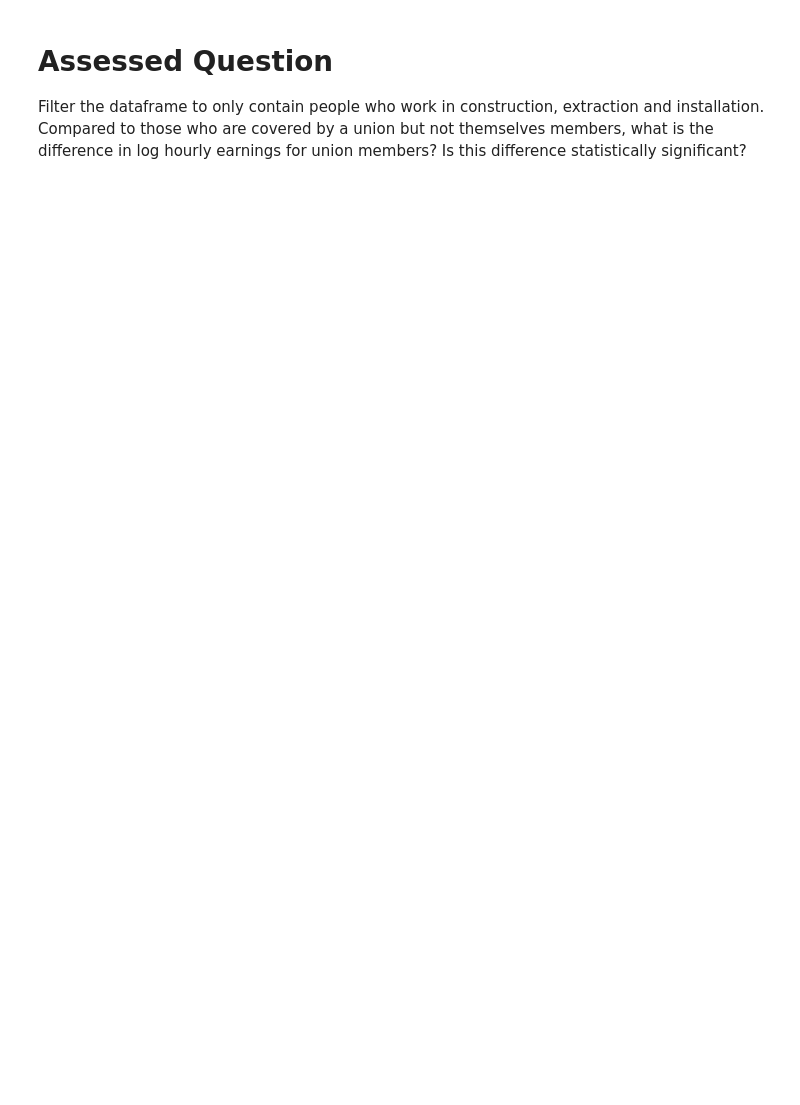
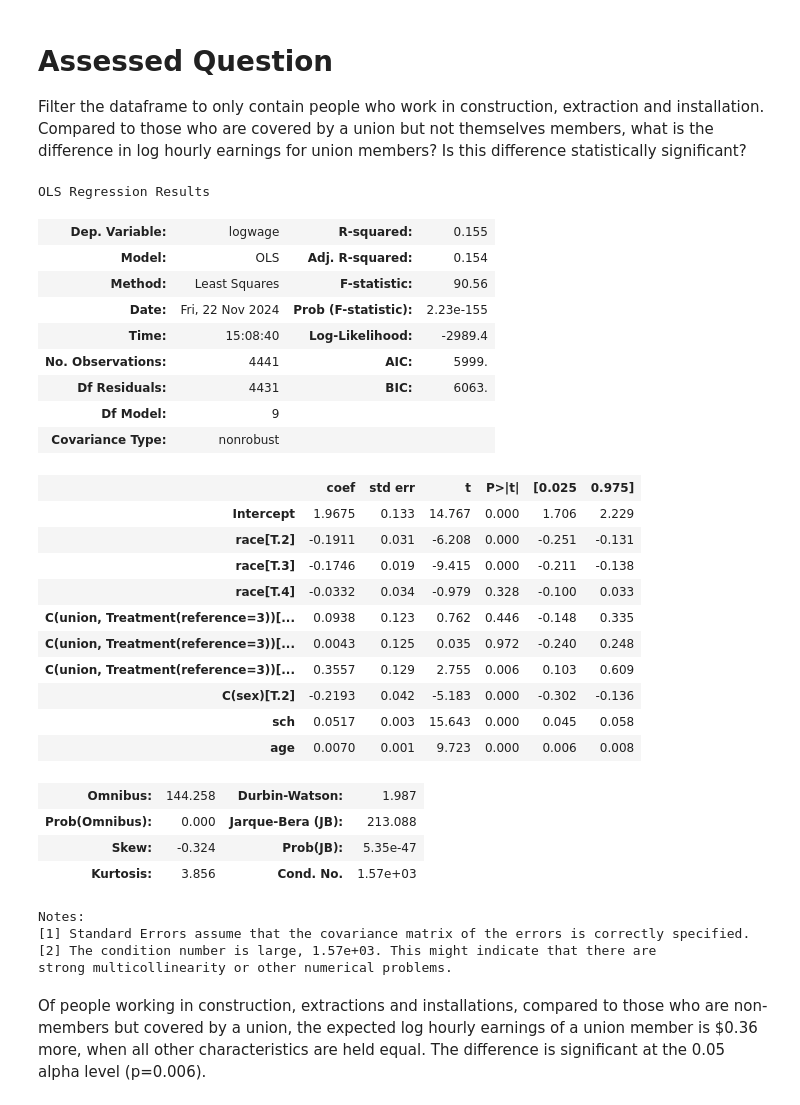
Before and after one commit to rubydelanerolle/QM2, a Jupyter notebook: notebooks/W7_Regression.ipynb, the cells around one changed output. Cells and saved outputs as stored; diff of their text form; code cells hidden in the pictures; blank space fills up the shorter version.

```diff
--- a/notebooks/W7_Regression.ipynb
+++ b/notebooks/W7_Regression.ipynb
@@ -574,3 +628,38 @@ For every additional year of schooling, log wages increase by 10.04%
 # Assessed Question
 
 Filter the dataframe to only contain people who work in construction, extraction and installation. Compared to those who are covered by a union but not themselves members, what is the difference in log hourly earnings for union members? Is this difference statistically significant?
+# %%
+construction_model = ols('logwage ~  sch + race + C(union, Treatment(reference=3)) + age + C(sex)', data=reg_df_construction).fit()
+construction_model.summary()
+# %% [output]
+OLS Regression Results
+| Dep. Variable: | logwage | R-squared: | 0.155 |
+| Model: | OLS | Adj. R-squared: | 0.154 |
+| Method: | Least Squares | F-statistic: | 90.56 |
+| Date: | Fri, 22 Nov 2024 | Prob (F-statistic): | 2.23e-155 |
+| Time: | 15:08:40 | Log-Likelihood: | -2989.4 |
+| No. Observations: | 4441 | AIC: | 5999. |
+| Df Residuals: | 4431 | BIC: | 6063. |
+| Df Model: | 9 |  |  |
+| Covariance Type: | nonrobust |  |  |
+|  | coef | std err | t | P>|t| | [0.025 | 0.975] |
+| Intercept | 1.9675 | 0.133 | 14.767 | 0.000 | 1.706 | 2.229 |
+| race[T.2] | -0.1911 | 0.031 | -6.208 | 0.000 | -0.251 | -0.131 |
+| race[T.3] | -0.1746 | 0.019 | -9.415 | 0.000 | -0.211 | -0.138 |
+| race[T.4] | -0.0332 | 0.034 | -0.979 | 0.328 | -0.100 | 0.033 |
+| C(union, Treatment(reference=3))[... | 0.0938 | 0.123 | 0.762 | 0.446 | -0.148 | 0.335 |
+| C(union, Treatment(reference=3))[... | 0.0043 | 0.125 | 0.035 | 0.972 | -0.240 | 0.248 |
+| C(union, Treatment(reference=3))[... | 0.3557 | 0.129 | 2.755 | 0.006 | 0.103 | 0.609 |
+| C(sex)[T.2] | -0.2193 | 0.042 | -5.183 | 0.000 | -0.302 | -0.136 |
+| sch | 0.0517 | 0.003 | 15.643 | 0.000 | 0.045 | 0.058 |
+| age | 0.0070 | 0.001 | 9.723 | 0.000 | 0.006 | 0.008 |
+| Omnibus: | 144.258 | Durbin-Watson: | 1.987 |
+| Prob(Omnibus): | 0.000 | Jarque-Bera (JB): | 213.088 |
+| Skew: | -0.324 | Prob(JB): | 5.35e-47 |
+| Kurtosis: | 3.856 | Cond. No. | 1.57e+03 |
+Notes:
+[1] Standard Errors assume that the covariance matrix of the errors is correctly specified.
+[2] The condition number is large, 1.57e+03. This might indicate that there are
+strong multicollinearity or other numerical problems.
+# %% [markdown]
+Of people working in construction, extractions and installations, compared to those who are non-members but covered by a union, the expected log hourly earnings of a union member is $0.36 more, when all other characteristics are held equal. The difference is significant at the 0.05 alpha level (p=0.006).
```
Also changed, not shown: parts of 21 cells of this notebook.
